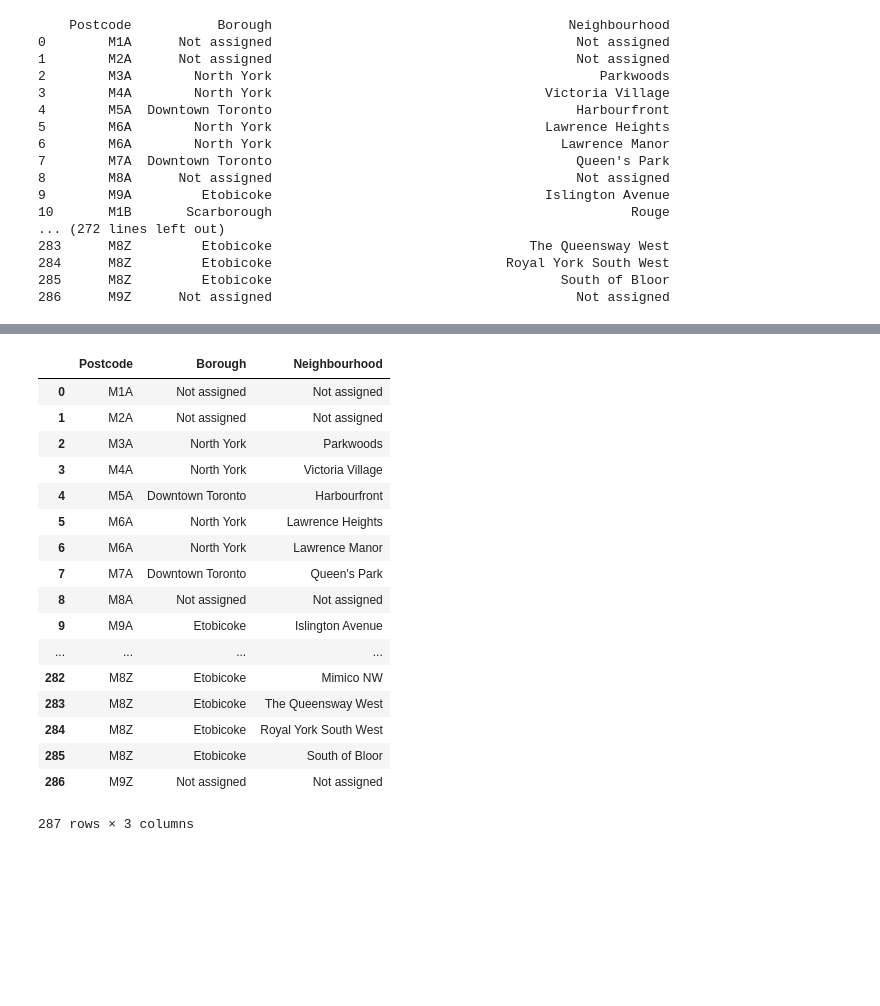
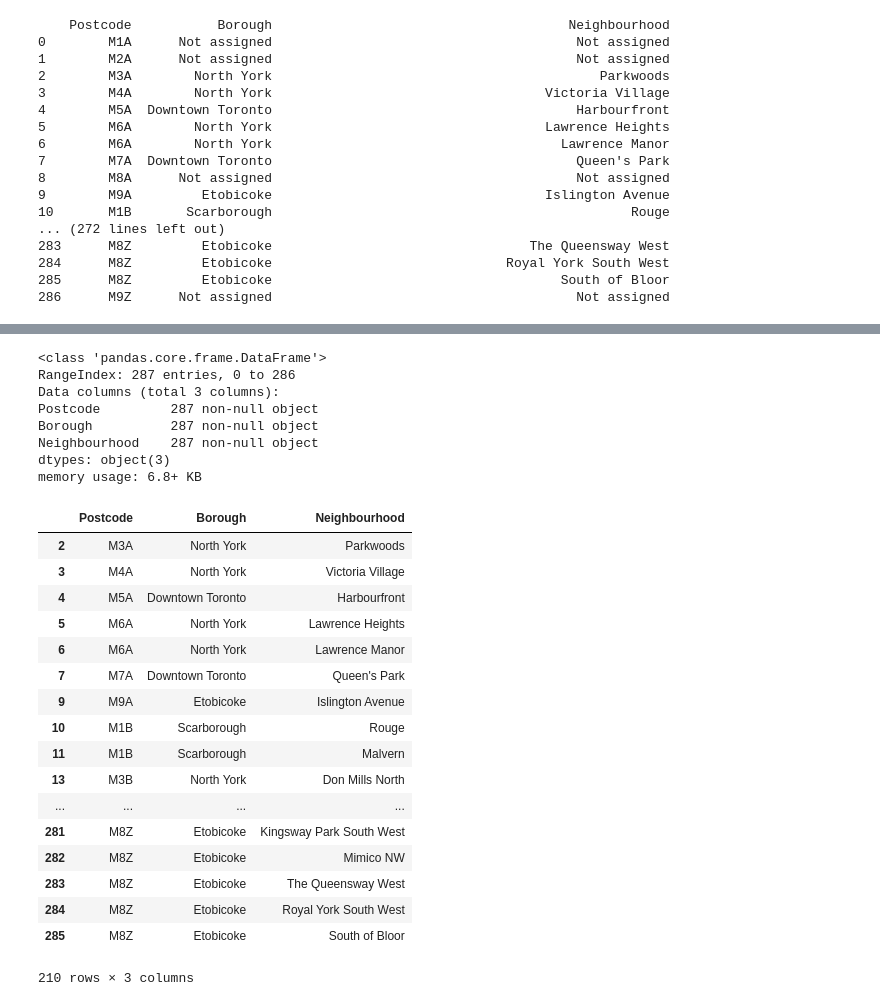
Before and after one commit to chrisproch/IBM-Capstone-Project, a Jupyter notebook: Neighborhoods in Toronto.ipynb, the cells around one changed output, grey strips where cells are left out. Drawn from its saved outputs; the diff is of its cells as text; code cells hidden in the pictures; blank space fills up the shorter version.

```diff
--- a/Neighborhoods in Toronto.ipynb
+++ b/Neighborhoods in Toronto.ipynb
@@ -48,21 +62,33 @@ print(df.to_string())
 # %%
-df
+df.info()
 # %% [output]
-|  | Postcode | Borough | Neighbourhood |
-| 0 | M1A | Not assigned | Not assigned |
-| 1 | M2A | Not assigned | Not assigned |
-| 2 | M3A | North York | Parkwoods |
-| 3 | M4A | North York | Victoria Village |
-| 4 | M5A | Downtown Toronto | Harbourfront |
-| 5 | M6A | North York | Lawrence Heights |
-| 6 | M6A | North York | Lawrence Manor |
-| 7 | M7A | Downtown Toronto | Queen's Park |
-| 8 | M8A | Not assigned | Not assigned |
-| 9 | M9A | Etobicoke | Islington Avenue |
-| ... | ... | ... | ... |
-| 282 | M8Z | Etobicoke | Mimico NW |
-| 283 | M8Z | Etobicoke | The Queensway West |
-| 284 | M8Z | Etobicoke | Royal York South West |
-| 285 | M8Z | Etobicoke | South of Bloor |
-| 286 | M9Z | Not assigned | Not assigned |
-287 rows × 3 columns
+<class 'pandas.core.frame.DataFrame'>
+RangeIndex: 287 entries, 0 to 286
+Data columns (total 3 columns):
+Postcode         287 non-null object
+Borough          287 non-null object
+Neighbourhood    287 non-null object
+dtypes: object(3)
+memory usage: 6.8+ KB
+# %%
+test = df
+test[test.Borough.str.contains("Not assigned") == False]
+# %% [output]
+|  | Postcode | Borough | Neighbourhood |
+| 2 | M3A | North York | Parkwoods |
+| 3 | M4A | North York | Victoria Village |
+| 4 | M5A | Downtown Toronto | Harbourfront |
+| 5 | M6A | North York | Lawrence Heights |
+| 6 | M6A | North York | Lawrence Manor |
+| 7 | M7A | Downtown Toronto | Queen's Park |
+| 9 | M9A | Etobicoke | Islington Avenue |
+| 10 | M1B | Scarborough | Rouge |
+| 11 | M1B | Scarborough | Malvern |
+| 13 | M3B | North York | Don Mills North |
+| ... | ... | ... | ... |
+| 281 | M8Z | Etobicoke | Kingsway Park South West |
+| 282 | M8Z | Etobicoke | Mimico NW |
+| 283 | M8Z | Etobicoke | The Queensway West |
+| 284 | M8Z | Etobicoke | Royal York South West |
+| 285 | M8Z | Etobicoke | South of Bloor |
+210 rows × 3 columns
```
Also changed, not shown: parts of 2 cells of this notebook.
